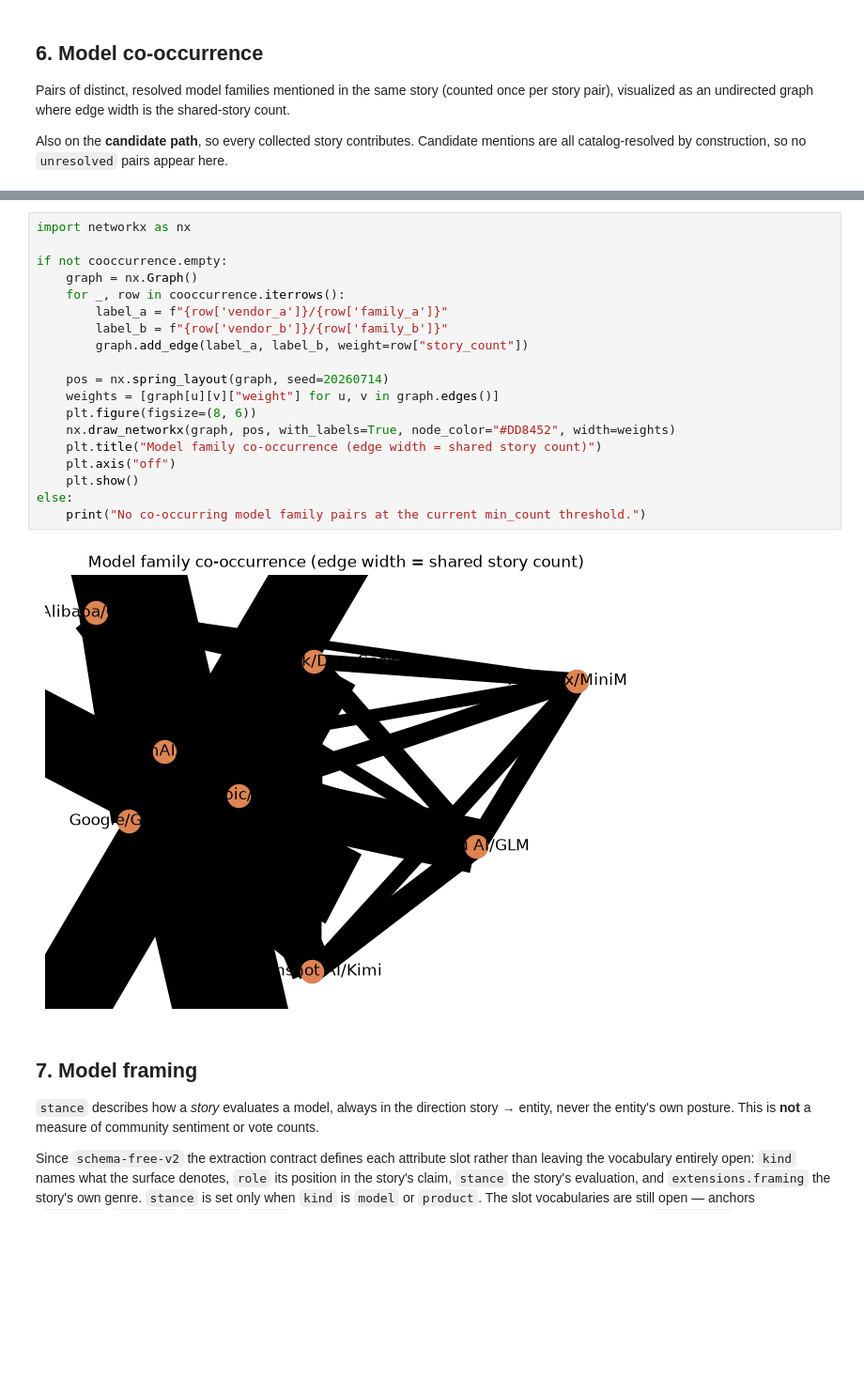
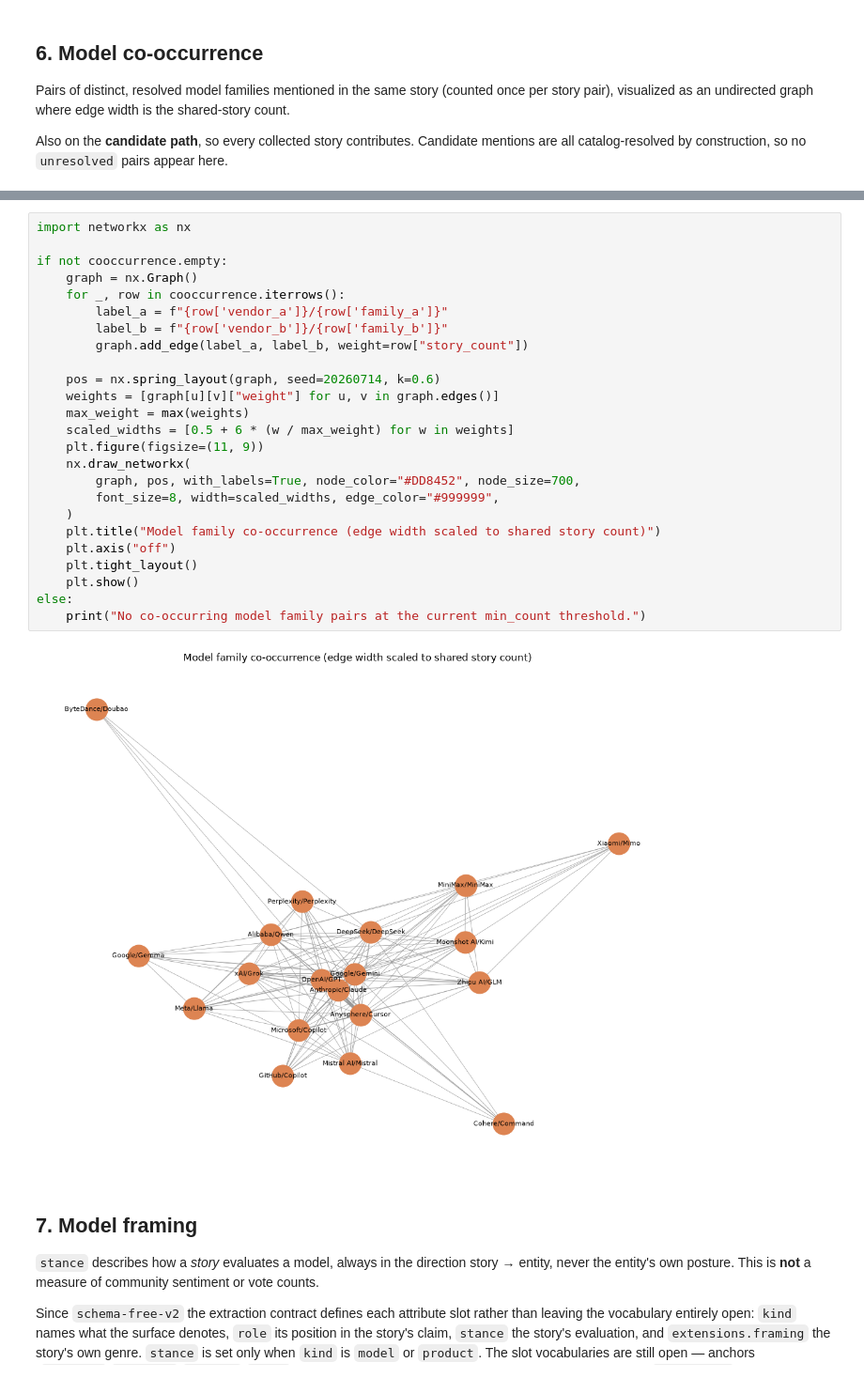
Before and after one commit to duckchud/ai_pulse, a Jupyter notebook: analysis.ipynb, the cells around one changed output, grey strips where cells are left out. Shown at 94% size. Cells and saved outputs as stored; diff of their text form; blank space fills up the shorter version.

```diff
--- a/analysis.ipynb
+++ b/analysis.ipynb
@@ -180,24 +214,30 @@ cooccurrence
 # %%
 import networkx as nx
 
 if not cooccurrence.empty:
     graph = nx.Graph()
     for _, row in cooccurrence.iterrows():
         label_a = f"{row['vendor_a']}/{row['family_a']}"
         label_b = f"{row['vendor_b']}/{row['family_b']}"
         graph.add_edge(label_a, label_b, weight=row["story_count"])
 
-    pos = nx.spring_layout(graph, seed=20260714)
+    pos = nx.spring_layout(graph, seed=20260714, k=0.6)
     weights = [graph[u][v]["weight"] for u, v in graph.edges()]
-    plt.figure(figsize=(8, 6))
-    nx.draw_networkx(graph, pos, with_labels=True, node_color="#DD8452", width=weights)
-    plt.title("Model family co-occurrence (edge width = shared story count)")
+    max_weight = max(weights)
+    scaled_widths = [0.5 + 6 * (w / max_weight) for w in weights]
+    plt.figure(figsize=(11, 9))
+    nx.draw_networkx(
+        graph, pos, with_labels=True, node_color="#DD8452", node_size=700,
+        font_size=8, width=scaled_widths, edge_color="#999999",
+    )
+    plt.title("Model family co-occurrence (edge width scaled to shared story count)")
     plt.axis("off")
+    plt.tight_layout()
     plt.show()
 else:
     print("No co-occurring model family pairs at the current min_count threshold.")
 # %% [output]
-[figure, old version]
+[figure, new version]
 # %% [markdown]
 ## 7. Model framing
 
```
Also changed, not shown: parts of 13 cells of this notebook, 2 other files.
